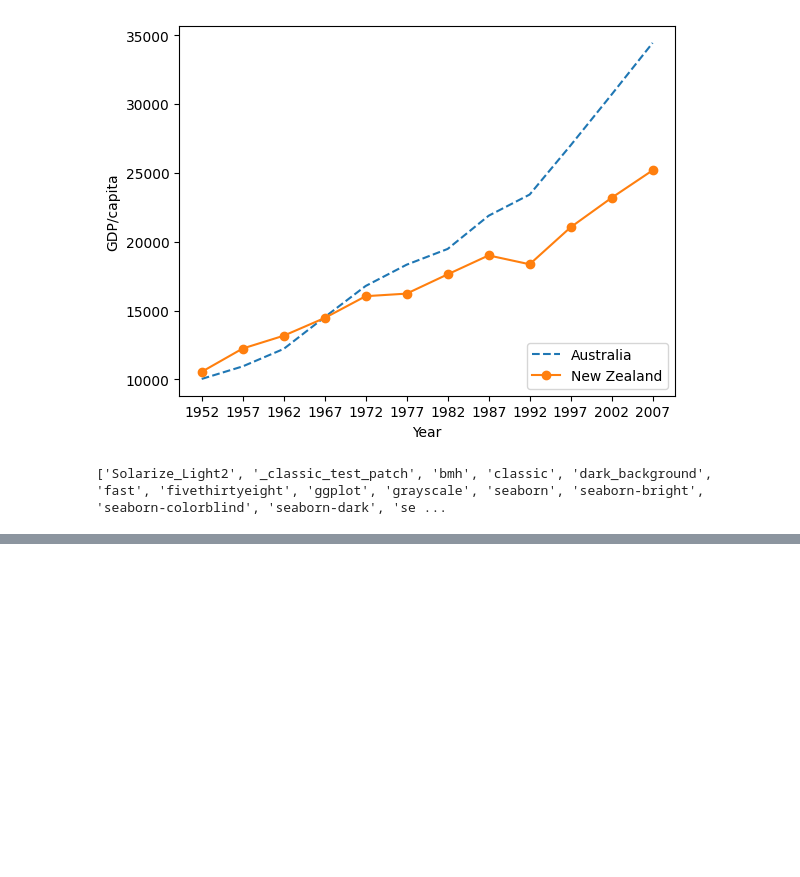
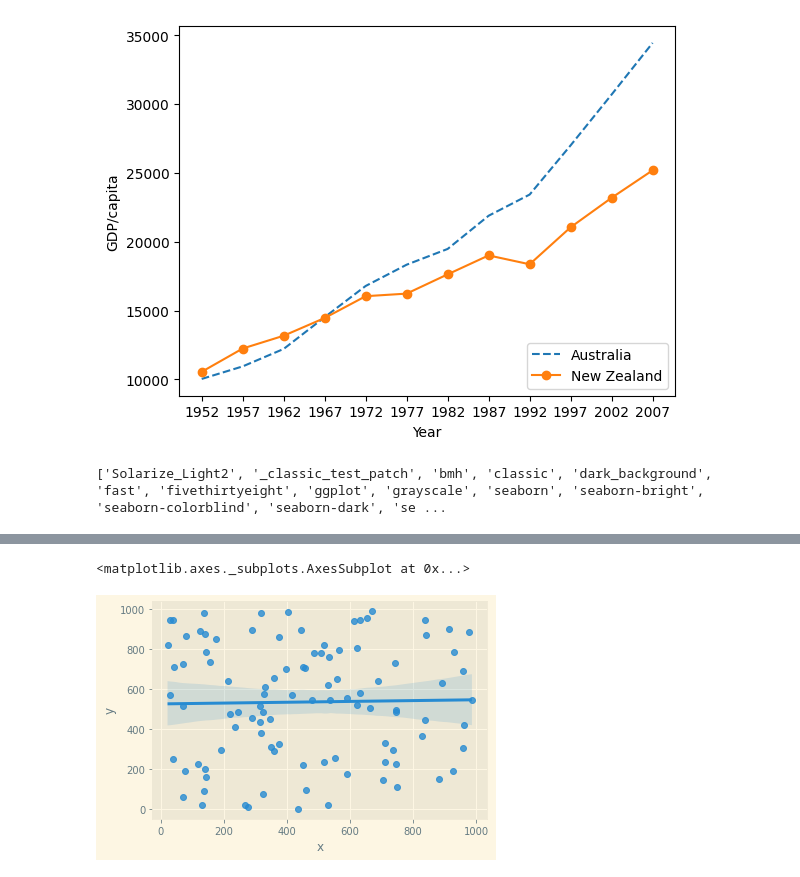
Before and after one commit to brewerlab/practcomp_2022, a Jupyter notebook: PracComp2022.ipynb, the cells around one changed output, grey strips where cells are left out. Saved outputs shown, nothing was run; the diff lists cells and outputs as text; code cells hidden in the pictures; blank space fills up the shorter version.

```diff
--- a/PracComp2022.ipynb
+++ b/PracComp2022.ipynb
@@ -613,0 +672,5 @@ print(plt.style.available)
+# %%
+sns.regplot('x','y', data=rand_df)
+# %% [output]
+<matplotlib.axes._subplots.AxesSubplot at 0x...>
+[figure, added]
```
Also changed, not shown: parts of 21 cells of this notebook.
